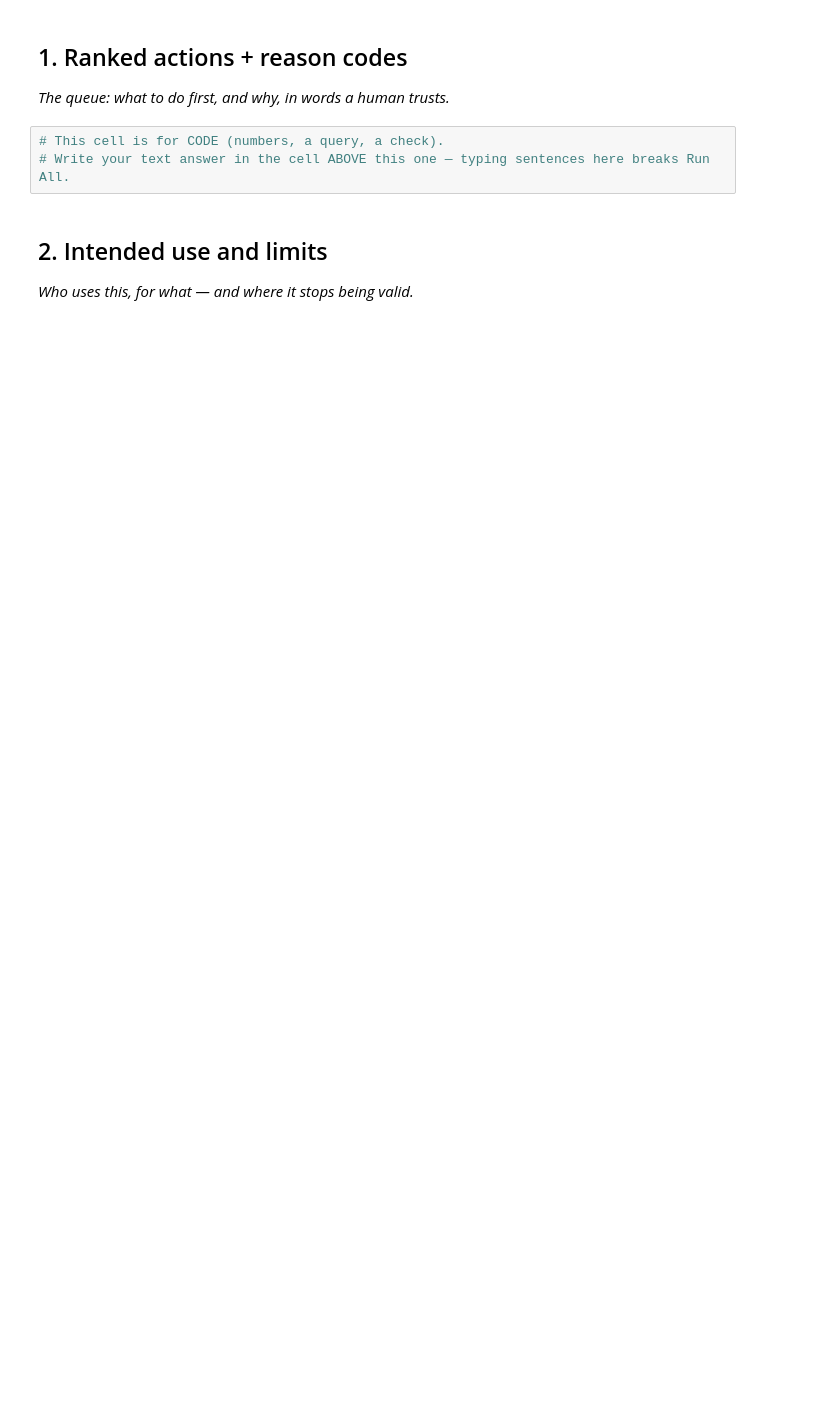
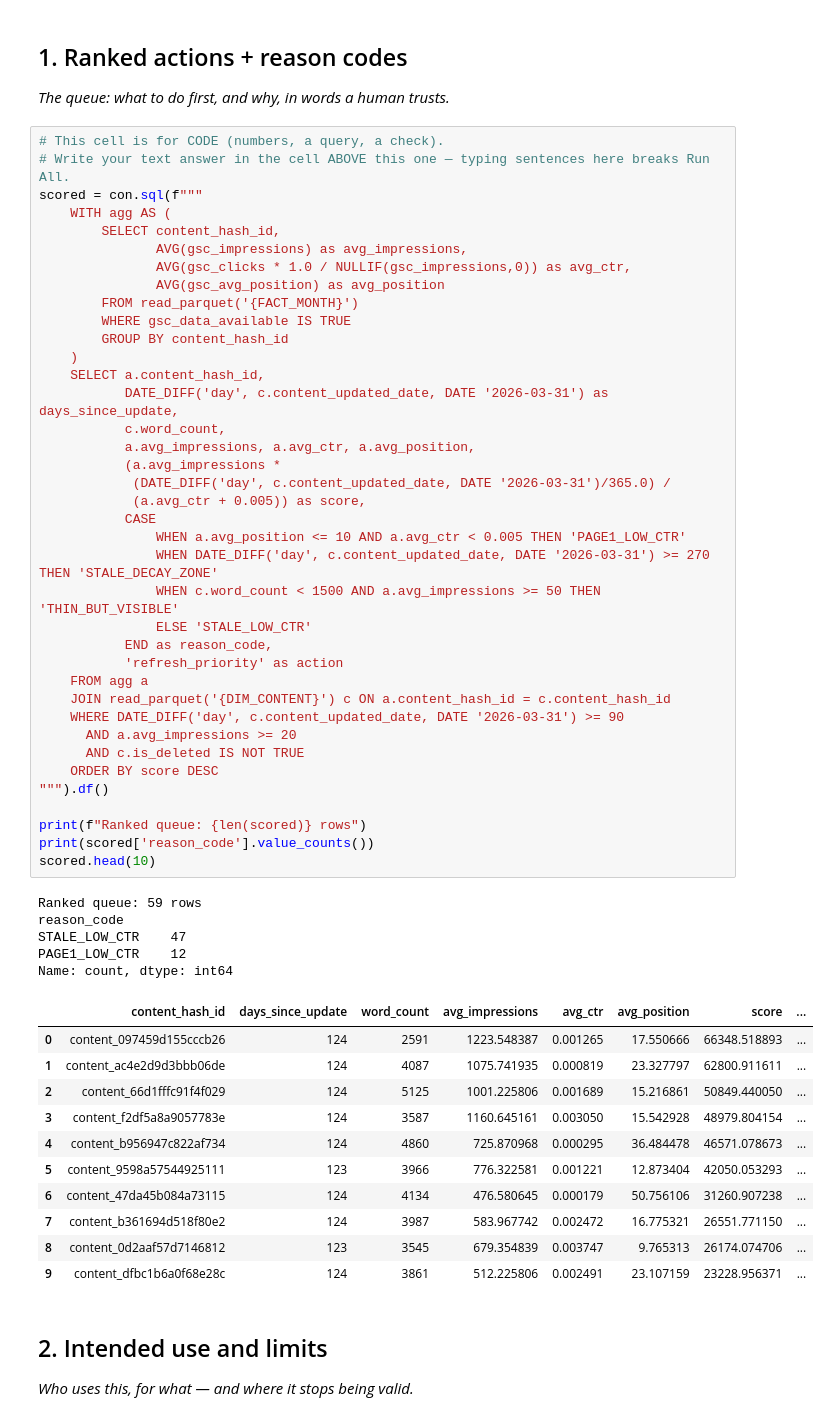
Before and after one commit to EimanZahra1472/flyrank-ml-internship-starter, a Jupyter notebook: work/notebooks/w07_action_playbook.ipynb, the cells around one changed output. Cells and saved outputs as stored; diff of their text form; blank space fills up the shorter version.

```diff
--- a/work/notebooks/w07_action_playbook.ipynb
+++ b/work/notebooks/w07_action_playbook.ipynb
@@ -10,9 +43,61 @@ This skeleton is yours to fill. Work the sections **in order** — each one has
 ## 1. Ranked actions + reason codes
 
 *The queue: what to do first, and why, in words a human trusts.*
-# %%
-# This cell is for CODE (numbers, a query, a check).
-# Write your text answer in the cell ABOVE this one — typing sentences here breaks Run All.
+# %%
+# This cell is for CODE (numbers, a query, a check).
+# Write your text answer in the cell ABOVE this one — typing sentences here breaks Run All.
+scored = con.sql(f"""
+    WITH agg AS (
+        SELECT content_hash_id,
+               AVG(gsc_impressions) as avg_impressions,
+               AVG(gsc_clicks * 1.0 / NULLIF(gsc_impressions,0)) as avg_ctr,
+               AVG(gsc_avg_position) as avg_position
+        FROM read_parquet('{FACT_MONTH}')
+        WHERE gsc_data_available IS TRUE
+        GROUP BY content_hash_id
+    )
+    SELECT a.content_hash_id,
+           DATE_DIFF('day', c.content_updated_date, DATE '2026-03-31') as days_since_update,
+           c.word_count,
+           a.avg_impressions, a.avg_ctr, a.avg_position,
+           (a.avg_impressions *
+            (DATE_DIFF('day', c.content_updated_date, DATE '2026-03-31')/365.0) /
+            (a.avg_ctr + 0.005)) as score,
+           CASE
+               WHEN a.avg_position <= 10 AND a.avg_ctr < 0.005 THEN 'PAGE1_LOW_CTR'
+               WHEN DATE_DIFF('day', c.content_updated_date, DATE '2026-03-31') >= 270 THEN 'STALE_DECAY_ZONE'
+               WHEN c.word_count < 1500 AND a.avg_impressions >= 50 THEN 'THIN_BUT_VISIBLE'
+               ELSE 'STALE_LOW_CTR'
+           END as reason_code,
+           'refresh_priority' as action
+    FROM agg a
+    JOIN read_parquet('{DIM_CONTENT}') c ON a.content_hash_id = c.content_hash_id
+    WHERE DATE_DIFF('day', c.content_updated_date, DATE '2026-03-31') >= 90
+      AND a.avg_impressions >= 20
+      AND c.is_deleted IS NOT TRUE
+    ORDER BY score DESC
+""").df()
+
+print(f"Ranked queue: {len(scored)} rows")
+print(scored['reason_code'].value_counts())
+scored.head(10)
+# %% [output]
+Ranked queue: 59 rows
+reason_code
+STALE_LOW_CTR    47
+PAGE1_LOW_CTR    12
+Name: count, dtype: int64
+|  | content_hash_id | days_since_update | word_count | avg_impressions | avg_ctr | avg_position | score | ... |
+| 0 | content_097459d155cccb26 | 124 | 2591 | 1223.548387 | 0.001265 | 17.550666 | 66348.518893 | ... |
+| 1 | content_ac4e2d9d3bbb06de | 124 | 4087 | 1075.741935 | 0.000819 | 23.327797 | 62800.911611 | ... |
+| 2 | content_66d1fffc91f4f029 | 124 | 5125 | 1001.225806 | 0.001689 | 15.216861 | 50849.440050 | ... |
+| 3 | content_f2df5a8a9057783e | 124 | 3587 | 1160.645161 | 0.003050 | 15.542928 | 48979.804154 | ... |
+| 4 | content_b956947c822af734 | 124 | 4860 | 725.870968 | 0.000295 | 36.484478 | 46571.078673 | ... |
+| 5 | content_9598a57544925111 | 123 | 3966 | 776.322581 | 0.001221 | 12.873404 | 42050.053293 | ... |
+| 6 | content_47da45b084a73115 | 124 | 4134 | 476.580645 | 0.000179 | 50.756106 | 31260.907238 | ... |
+| 7 | content_b361694d518f80e2 | 124 | 3987 | 583.967742 | 0.002472 | 16.775321 | 26551.771150 | ... |
+| 8 | content_0d2aaf57d7146812 | 123 | 3545 | 679.354839 | 0.003747 | 9.765313 | 26174.074706 | ... |
+| 9 | content_dfbc1b6a0f68e28c | 124 | 3861 | 512.225806 | 0.002491 | 23.107159 | 23228.956371 | ... |
 # %% [markdown]
 ## 2. Intended use and limits
 
```
Also changed, not shown: parts of 10 cells of this notebook.
